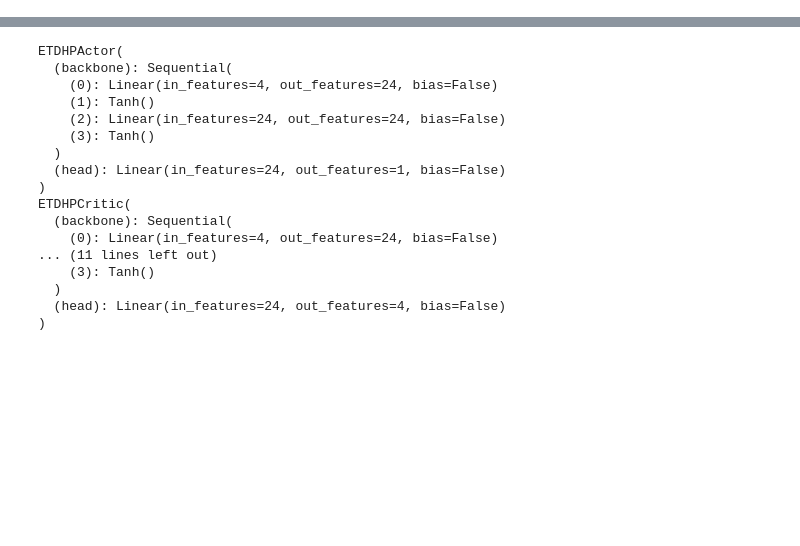
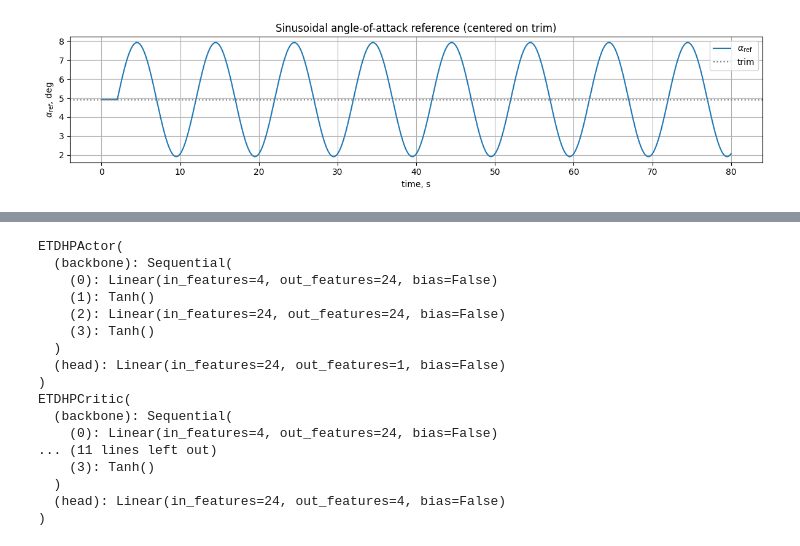
Before and after one commit to TensorAeroSpace/TensorAeroSpace, a Jupyter notebook: example/reinforcement_learning/example_etdhp_nonlinear_f16.ipynb, the cells around one changed output, grey strips where cells are left out. Drawn from its saved outputs; the diff is of its cells as text; code cells hidden in the pictures; blank space fills up the shorter version.

```diff
--- a/example/reinforcement_learning/example_etdhp_nonlinear_f16.ipynb
+++ b/example/reinforcement_learning/example_etdhp_nonlinear_f16.ipynb
@@ -128,0 +105,30 @@ We drive the plant with a small multi-sine excitation around trim and record tup
+# %%
+dt = 0.01
+tp = generate_time_period(tn=80, dt=dt)
+tps = convert_tp_to_sec_tp(tp, dt=dt)
+number_time_steps = len(tp)
+
+amplitude_deg = 3.0
+freq_hz = 0.1
+warmup_sec = 2.0
+warmup_steps = int(warmup_sec / dt)
+
+ref_alpha_rad = np.full(number_time_steps, alpha_trim_rad)
+active_t = np.arange(number_time_steps - warmup_steps) * dt
+ref_alpha_rad[warmup_steps:] = (
+    alpha_trim_rad + math.radians(amplitude_deg) * np.sin(2 * np.pi * freq_hz * active_t)
+)
+reference_signals = ref_alpha_rad.reshape(1, -1)
+
+fig, ax = plt.subplots(figsize=(12, 3))
+ax.plot(tps, np.rad2deg(reference_signals[0]), label=r'$\alpha_{\mathrm{ref}}$')
+ax.axhline(alpha_trim_deg, color='tab:gray', linestyle=':', label='trim')
+ax.set_xlabel('time, s')
+ax.set_ylabel(r'$\alpha_{\mathrm{ref}}$, deg')
+ax.set_title('Sinusoidal angle-of-attack reference (centered on trim)')
+ax.grid(True)
+ax.legend()
+plt.tight_layout()
+plt.show()
+# %% [output]
+[figure, added]
```
Also changed, not shown: parts of 31 cells of this notebook, 49 other files.
